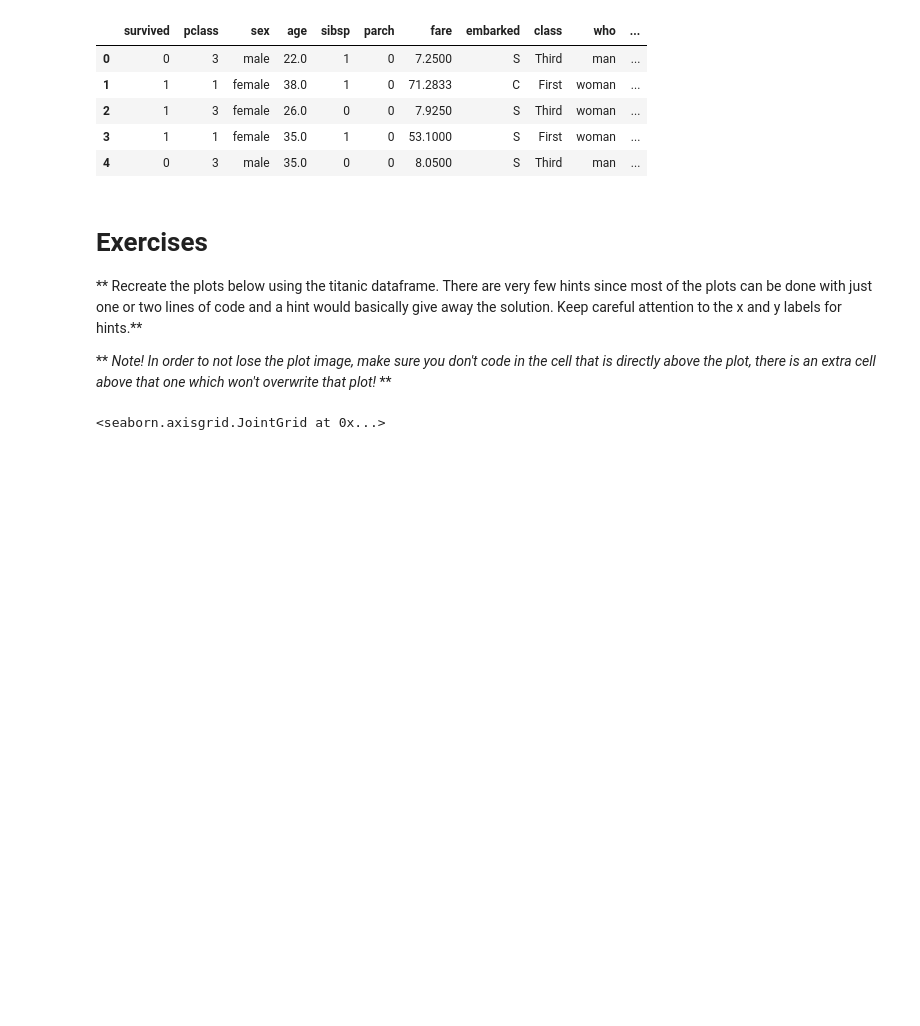
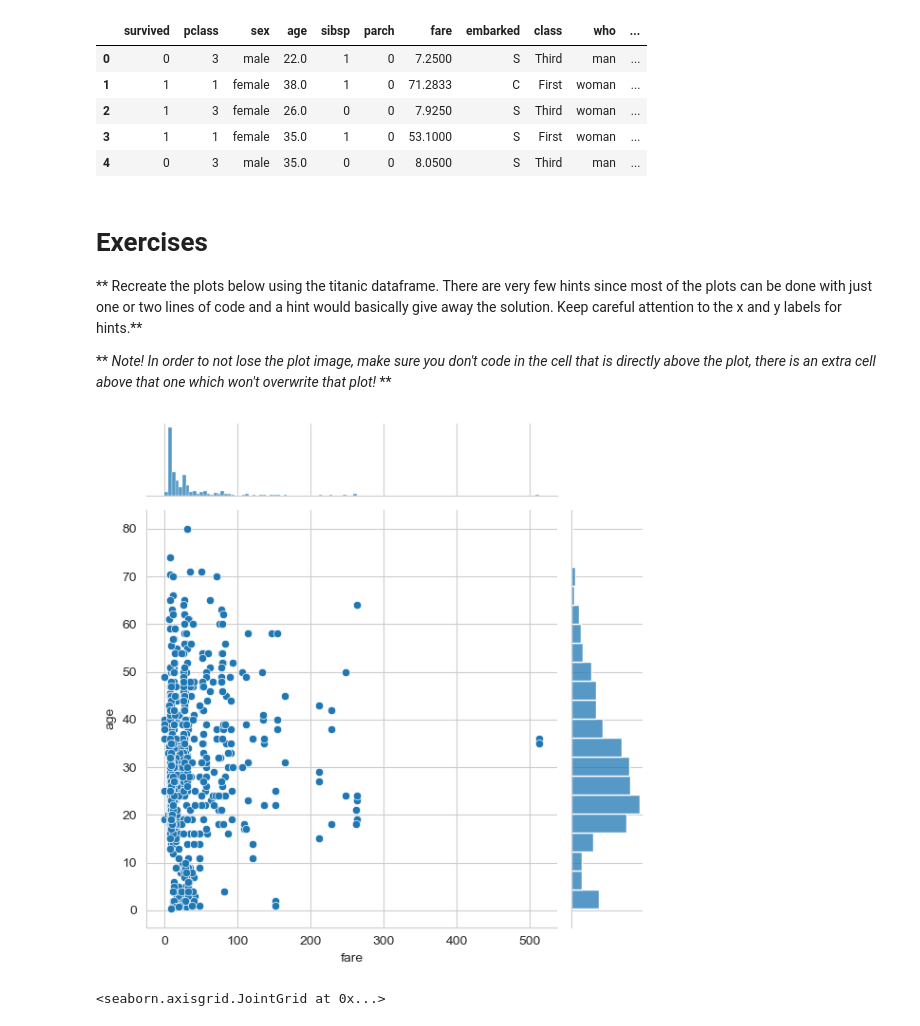
Before and after one commit to m-ata/data-visualization, a Jupyter notebook: seaborn/07-Seaborn Exercises.ipynb, the cells around one changed output. Drawn from its saved outputs; the diff is of its cells as text; code cells hidden in the pictures; blank space fills up the shorter version.

```diff
--- a/seaborn/07-Seaborn Exercises.ipynb
+++ b/seaborn/07-Seaborn Exercises.ipynb
@@ -36,8 +36,12 @@ titanic.head()
 # %%
 # CODE HERE
 # REPLICATE EXERCISE PLOT IMAGE BELOW
 # BE CAREFUL NOT TO OVERWRITE CELL BELOW
 # THAT WOULD REMOVE THE EXERCISE PLOT IMAGE!
+sns.jointplot(x="fare", y="age", data=titanic)
+plt.show()
+# %% [output]
+[figure, added]
 # %%
 # %% [output]
 <seaborn.axisgrid.JointGrid at 0x...>
```
Also changed, not shown: parts of 6 cells of this notebook.
